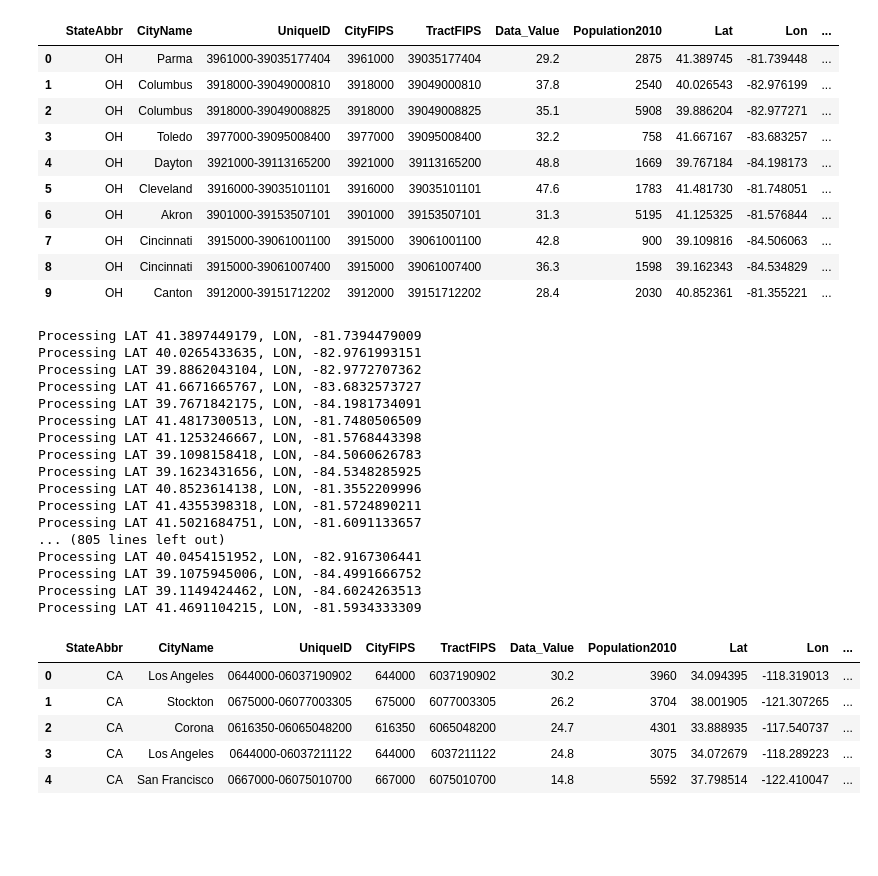
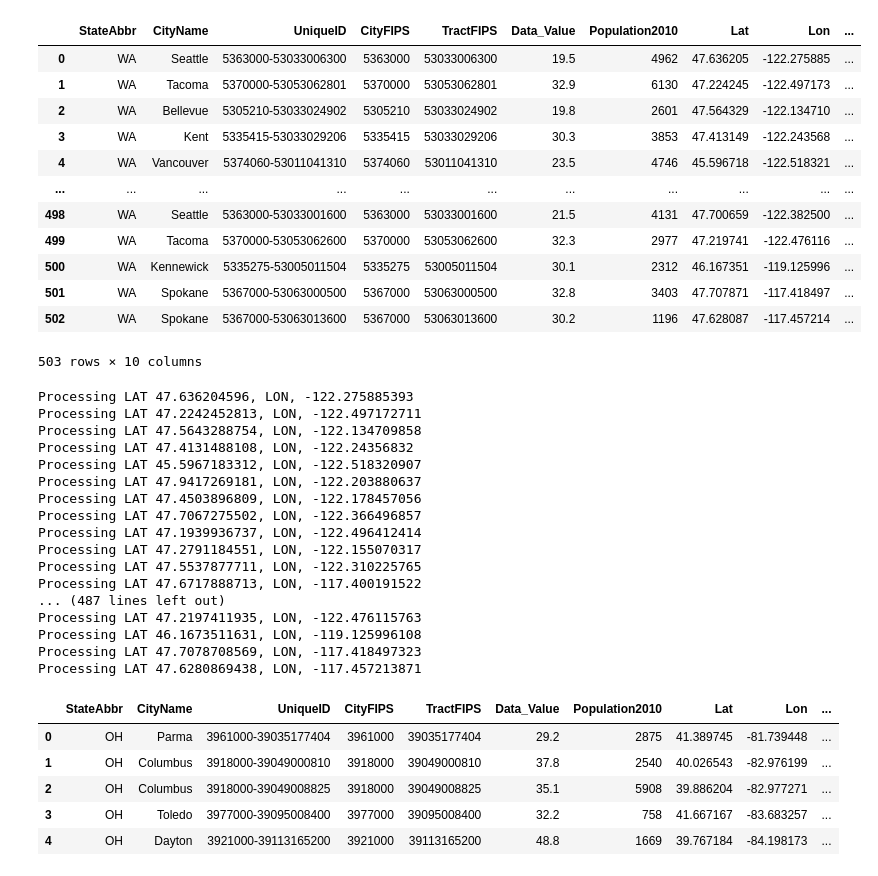
Before and after one commit to mark-helotie/Project1, a Jupyter notebook: project_code/onestate_retrieval.ipynb, the cells around one changed output. Saved outputs shown, nothing was run; the diff lists cells and outputs as text; code cells hidden in the pictures; blank space fills up the shorter version.

```diff
--- a/project_code/onestate_retrieval.ipynb
+++ b/project_code/onestate_retrieval.ipynb
@@ -9,7 +9,7 @@ from api_keys import walkscore_key
 url="https://api.walkscore.com/score?format=json&address=skip"
 
 # Define variables
-FindState = "OH"
+FindState = "WA"
 # %%
 # Import CSV
 data_df = pd.read_csv("../resources/obesity_data_ALL_states.csv")
@@ -25,24 +25,26 @@ data_df_cleaned=data_df.dropna()
 # %%
 # Let's do API calls for just ONE state
 # We define FindState in first block...
 one_state = data_df_cleaned.loc[data_df_cleaned["StateAbbr"] == FindState, :]
 
 # reset index because of dropped rows
 one_state.reset_index(drop=True, inplace=True)
 
-one_state.head(10)
+one_state
 # %% [output]
 |  | StateAbbr | CityName | UniqueID | CityFIPS | TractFIPS | Data_Value | Population2010 | Lat | Lon | ... |
-| 0 | OH | Parma | 3961000-39035177404 | 3961000 | 39035177404 | 29.2 | 2875 | 41.389745 | -81.739448 | ... |
-| 1 | OH | Columbus | 3918000-39049000810 | 3918000 | 39049000810 | 37.8 | 2540 | 40.026543 | -82.976199 | ... |
-| 2 | OH | Columbus | 3918000-39049008825 | 3918000 | 39049008825 | 35.1 | 5908 | 39.886204 | -82.977271 | ... |
-| 3 | OH | Toledo | 3977000-39095008400 | 3977000 | 39095008400 | 32.2 | 758 | 41.667167 | -83.683257 | ... |
-| 4 | OH | Dayton | 3921000-39113165200 | 3921000 | 39113165200 | 48.8 | 1669 | 39.767184 | -84.198173 | ... |
-| 5 | OH | Cleveland | 3916000-39035101101 | 3916000 | 39035101101 | 47.6 | 1783 | 41.481730 | -81.748051 | ... |
-| 6 | OH | Akron | 3901000-39153507101 | 3901000 | 39153507101 | 31.3 | 5195 | 41.125325 | -81.576844 | ... |
-| 7 | OH | Cincinnati | 3915000-39061001100 | 3915000 | 39061001100 | 42.8 | 900 | 39.109816 | -84.506063 | ... |
-| 8 | OH | Cincinnati | 3915000-39061007400 | 3915000 | 39061007400 | 36.3 | 1598 | 39.162343 | -84.534829 | ... |
-| 9 | OH | Canton | 3912000-39151712202 | 3912000 | 39151712202 | 28.4 | 2030 | 40.852361 | -81.355221 | ... |
+| 0 | WA | Seattle | 5363000-53033006300 | 5363000 | 53033006300 | 19.5 | 4962 | 47.636205 | -122.275885 | ... |
+| 1 | WA | Tacoma | 5370000-53053062801 | 5370000 | 53053062801 | 32.9 | 6130 | 47.224245 | -122.497173 | ... |
+| 2 | WA | Bellevue | 5305210-53033024902 | 5305210 | 53033024902 | 19.8 | 2601 | 47.564329 | -122.134710 | ... |
+| 3 | WA | Kent | 5335415-53033029206 | 5335415 | 53033029206 | 30.3 | 3853 | 47.413149 | -122.243568 | ... |
+| 4 | WA | Vancouver | 5374060-53011041310 | 5374060 | 53011041310 | 23.5 | 4746 | 45.596718 | -122.518321 | ... |
+| ... | ... | ... | ... | ... | ... | ... | ... | ... | ... | ... |
+| 498 | WA | Seattle | 5363000-53033001600 | 5363000 | 53033001600 | 21.5 | 4131 | 47.700659 | -122.382500 | ... |
+| 499 | WA | Tacoma | 5370000-53053062600 | 5370000 | 53053062600 | 32.3 | 2977 | 47.219741 | -122.476116 | ... |
+| 500 | WA | Kennewick | 5335275-53005011504 | 5335275 | 53005011504 | 30.1 | 2312 | 46.167351 | -119.125996 | ... |
+| 501 | WA | Spokane | 5367000-53063000500 | 5367000 | 53063000500 | 32.8 | 3403 | 47.707871 | -117.418497 | ... |
+| 502 | WA | Spokane | 5367000-53063013600 | 5367000 | 53063013600 | 30.2 | 1196 | 47.628087 | -117.457214 | ... |
+503 rows × 10 columns
 # %%
 # Now let's iterate thru that ONE state and get the data
 
@@ -66,32 +68,32 @@ for index,row in one_state.iterrows():
         print("Data not found. Skipping")
         pass
 # %% [output]
-Processing LAT 41.3897449179, LON, -81.7394479009
-Processing LAT 40.0265433635, LON, -82.9761993151
-Processing LAT 39.8862043104, LON, -82.9772707362
-Processing LAT 41.6671665767, LON, -83.6832573727
-Processing LAT 39.7671842175, LON, -84.1981734091
-Processing LAT 41.4817300513, LON, -81.7480506509
-Processing LAT 41.1253246667, LON, -81.5768443398
-Processing LAT 39.1098158418, LON, -84.5060626783
-Processing LAT 39.1623431656, LON, -84.5348285925
-Processing LAT 40.8523614138, LON, -81.3552209996
-Processing LAT 41.4355398318, LON, -81.5724890211
-Processing LAT 41.5021684751, LON, -81.6091133657
-... (805 lines left out)
-Processing LAT 40.0454151952, LON, -82.9167306441
-Processing LAT 39.1075945006, LON, -84.4991666752
-Processing LAT 39.1149424462, LON, -84.6024263513
-Processing LAT 41.4691104215, LON, -81.5934333309
+Processing LAT 47.636204596, LON, -122.275885393
+Processing LAT 47.2242452813, LON, -122.497172711
+Processing LAT 47.5643288754, LON, -122.134709858
+Processing LAT 47.4131488108, LON, -122.24356832
+Processing LAT 45.5967183312, LON, -122.518320907
+Processing LAT 47.9417269181, LON, -122.203880637
+Processing LAT 47.4503896809, LON, -122.178457056
+Processing LAT 47.7067275502, LON, -122.366496857
+Processing LAT 47.1939936737, LON, -122.496412414
+Processing LAT 47.2791184551, LON, -122.155070317
+Processing LAT 47.5537877711, LON, -122.310225765
+Processing LAT 47.6717888713, LON, -117.400191522
+... (487 lines left out)
+Processing LAT 47.2197411935, LON, -122.476115763
+Processing LAT 46.1673511631, LON, -119.125996108
+Processing LAT 47.7078708569, LON, -117.418497323
+Processing LAT 47.6280869438, LON, -117.457213871
 # %%
 one_state.head()
 # %% [output]
 |  | StateAbbr | CityName | UniqueID | CityFIPS | TractFIPS | Data_Value | Population2010 | Lat | Lon | ... |
-| 0 | CA | Los Angeles | 0644000-06037190902 | 644000 | 6037190902 | 30.2 | 3960 | 34.094395 | -118.319013 | ... |
-| 1 | CA | Stockton | 0675000-06077003305 | 675000 | 6077003305 | 26.2 | 3704 | 38.001905 | -121.307265 | ... |
-| 2 | CA | Corona | 0616350-06065048200 | 616350 | 6065048200 | 24.7 | 4301 | 33.888935 | -117.540737 | ... |
-| 3 | CA | Los Angeles | 0644000-06037211122 | 644000 | 6037211122 | 24.8 | 3075 | 34.072679 | -118.289223 | ... |
-| 4 | CA | San Francisco | 0667000-06075010700 | 667000 | 6075010700 | 14.8 | 5592 | 37.798514 | -122.410047 | ... |
+| 0 | OH | Parma | 3961000-39035177404 | 3961000 | 39035177404 | 29.2 | 2875 | 41.389745 | -81.739448 | ... |
+| 1 | OH | Columbus | 3918000-39049000810 | 3918000 | 39049000810 | 37.8 | 2540 | 40.026543 | -82.976199 | ... |
+| 2 | OH | Columbus | 3918000-39049008825 | 3918000 | 39049008825 | 35.1 | 5908 | 39.886204 | -82.977271 | ... |
+| 3 | OH | Toledo | 3977000-39095008400 | 3977000 | 39095008400 | 32.2 | 758 | 41.667167 | -83.683257 | ... |
+| 4 | OH | Dayton | 3921000-39113165200 | 3921000 | 39113165200 | 48.8 | 1669 | 39.767184 | -84.198173 | ... |
 # %%
 # Save output to CSV
 output_csv = f'../resources/{FindState}_complete.csv'
```
Also changed, not shown: 2 other files.
